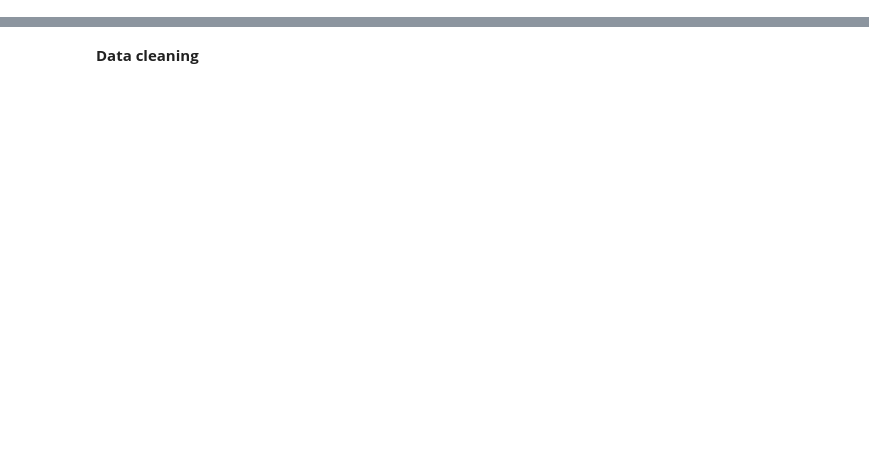
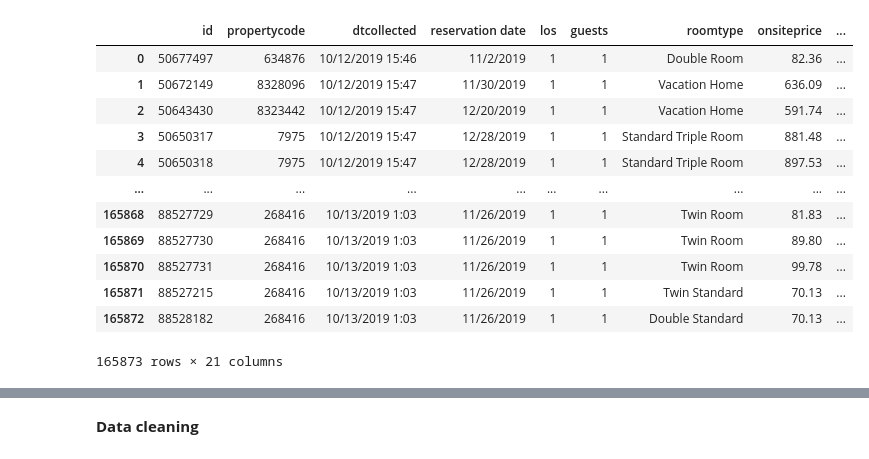
Before and after one commit to M-Ammar1112/Hotel-Room-Price-Prediction, a Jupyter notebook: MLProject.ipynb, the cells around one changed output, grey strips where cells are left out. Drawn from its saved outputs; the diff is of its cells as text; code cells hidden in the pictures; blank space fills up the shorter version.

```diff
--- a/MLProject.ipynb
+++ b/MLProject.ipynb
@@ -13,7 +23,21 @@ FileNotFoundError: [Errno 2] No such file or directory: '/content/drive/My Drive
 # %%
-file_path = "/content/drive/My Drive/Datasets/data/Order_details.csv"
+file_path = "Order_details.csv"
 df1=pd.read_csv(file_path,encoding='latin1')
 df1
+# %% [output]
+|  | id | propertycode | dtcollected | reservation date | los | guests | roomtype | onsiteprice | ... |
+| 0 | 50677497 | 634876 | 10/12/2019 15:46 | 11/2/2019 | 1 | 1 | Double Room | 82.36 | ... |
+| 1 | 50672149 | 8328096 | 10/12/2019 15:47 | 11/30/2019 | 1 | 1 | Vacation Home | 636.09 | ... |
+| 2 | 50643430 | 8323442 | 10/12/2019 15:47 | 12/20/2019 | 1 | 1 | Vacation Home | 591.74 | ... |
+| 3 | 50650317 | 7975 | 10/12/2019 15:47 | 12/28/2019 | 1 | 1 | Standard Triple Room | 881.48 | ... |
+| 4 | 50650318 | 7975 | 10/12/2019 15:47 | 12/28/2019 | 1 | 1 | Standard Triple Room | 897.53 | ... |
+| ... | ... | ... | ... | ... | ... | ... | ... | ... | ... |
+| 165868 | 88527729 | 268416 | 10/13/2019 1:03 | 11/26/2019 | 1 | 1 | Twin Room | 81.83 | ... |
+| 165869 | 88527730 | 268416 | 10/13/2019 1:03 | 11/26/2019 | 1 | 1 | Twin Room | 89.80 | ... |
+| 165870 | 88527731 | 268416 | 10/13/2019 1:03 | 11/26/2019 | 1 | 1 | Twin Room | 99.78 | ... |
+| 165871 | 88527215 | 268416 | 10/13/2019 1:03 | 11/26/2019 | 1 | 1 | Twin Standard | 70.13 | ... |
+| 165872 | 88528182 | 268416 | 10/13/2019 1:03 | 11/26/2019 | 1 | 1 | Double Standard | 70.13 | ... |
+165873 rows × 21 columns
 # %%
 from sklearn.impute import SimpleImputer
 numeric_cols = df1.select_dtypes(include=['float', 'int']).columns
```
Also changed, not shown: parts of 45 cells of this notebook.
